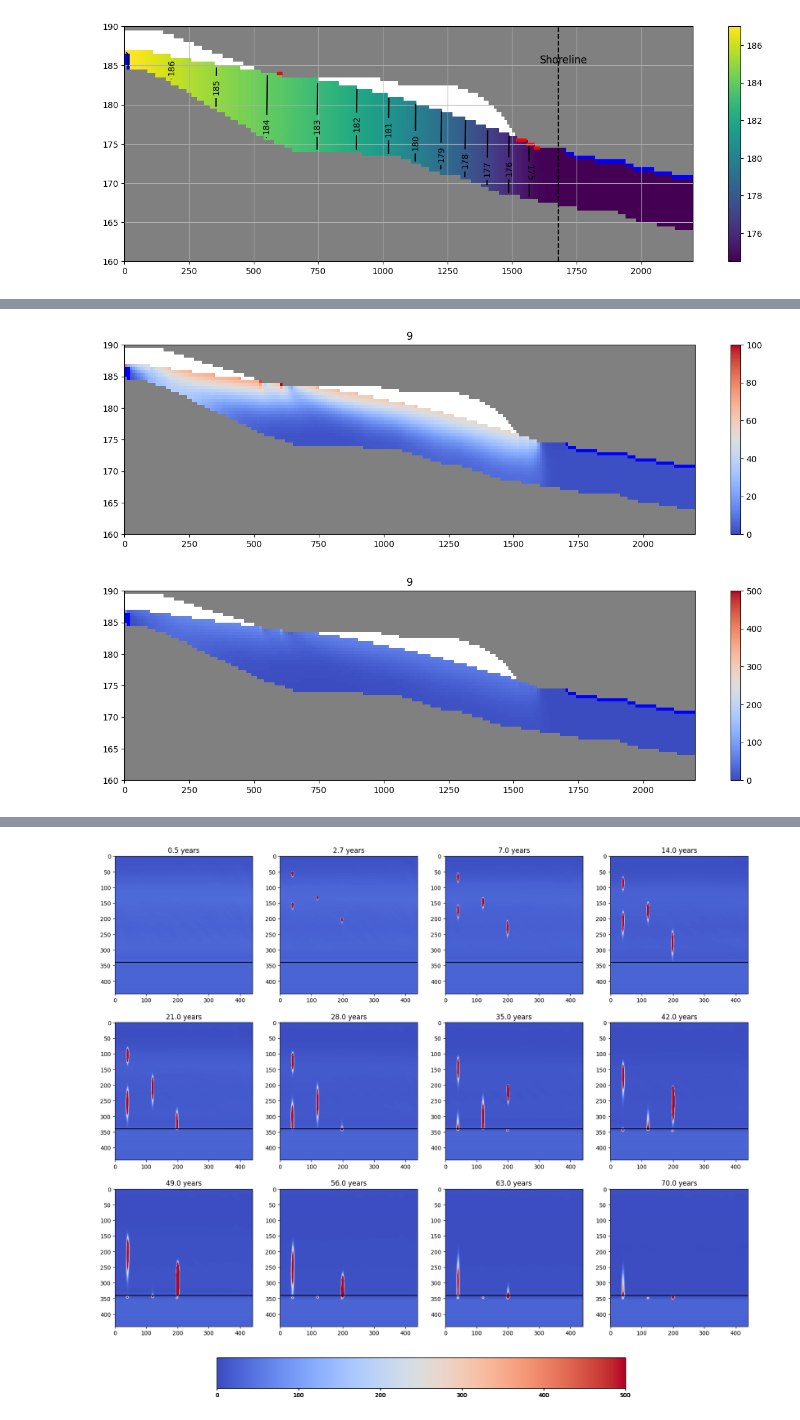
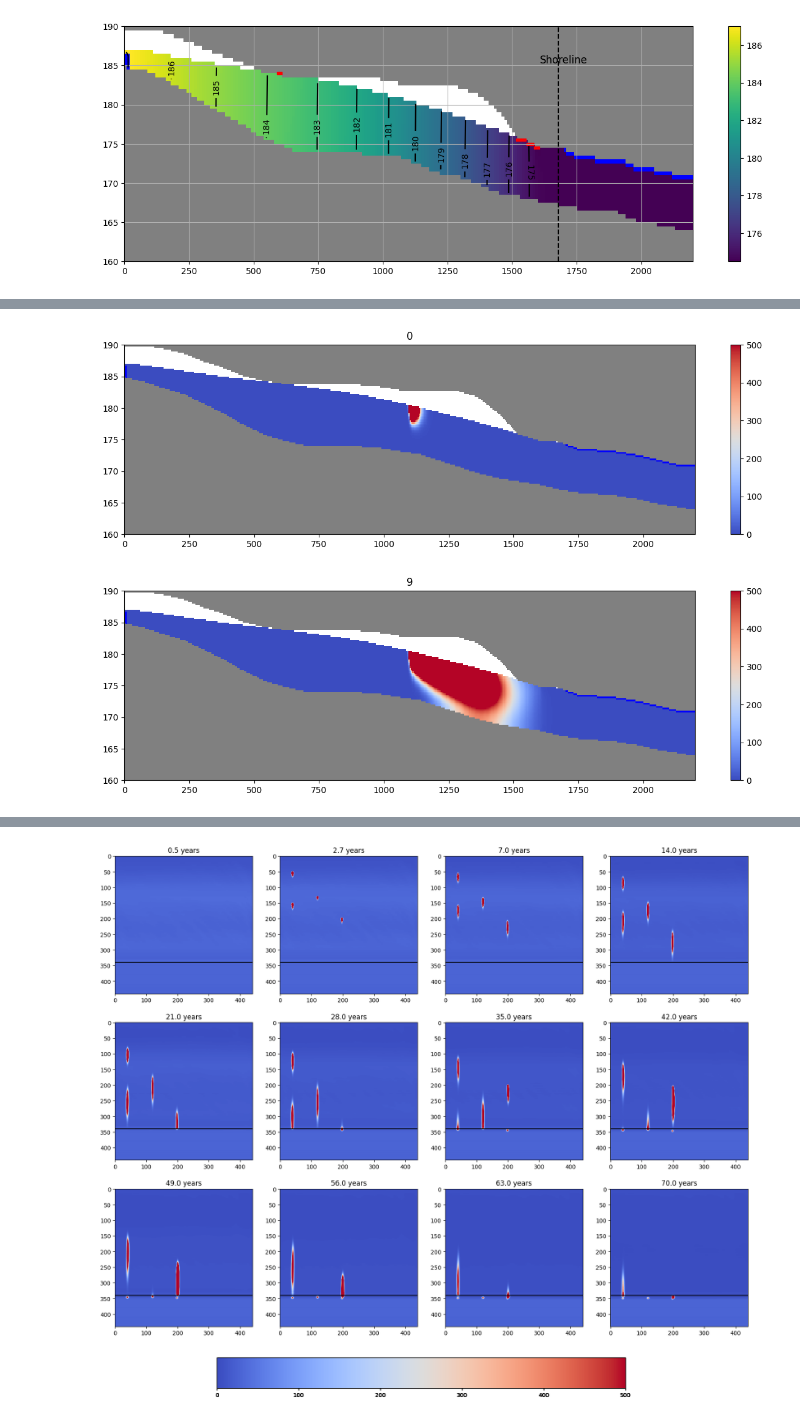
Before and after one commit to Shuyang-Wang/wasaga_model, a Jupyter notebook: wasaga_regional_test/2-wasga_regional_test.ipynb, the cells around one changed output, grey strips where cells are left out. Cells and saved outputs as stored; diff of their text form; code cells hidden in the pictures.

```diff
--- a/wasaga_regional_test/2-wasga_regional_test.ipynb
+++ b/wasaga_regional_test/2-wasga_regional_test.ipynb
@@ -95,9 +95,9 @@ model = flopy.seawat.Seawat(modelname="example_model",
 # DIS
 # %%
 # Define model dimensions
-nlay = int(60*1)
-nrow = int(220*1)
-ncol = int(220*1)
+nlay = int(60*2)
+nrow = int(220*2)
+ncol = int(220*2)
 delr = 2200/nrow  # Cell width along rows (extend 2200 / 220)
 delc = 2200/ncol  # Cell width along columns (extend 2200 / 220)
 
@@ -571,48 +583,69 @@ array([ 6,  6,  6,  7,  7,  8,  8,  9,  9, 10, 10, 10, 11, 11, 11, 12, 12,
+# %%
+
+### read data
+kper = 0
+col = int(ncol)/2
+
+# Read the concentration data from the UCN file
+ucnobj = flopy.utils.binaryfile.UcnFile(model_ws + '/MT3D001.UCN')
+concentration_array = ucnobj.get_data(kstpkper=(0, kper))# (time step, stress period)
+
+# Mask the inactive cells
+mask = ((ibound== 0)|(concentration_array>=1e30))
+masked_conc_data = np.ma.masked_where(mask, concentration_array)
+
+
+
+### plotting# ####################
+
+fig = plt.figure(figsize=(15, 4))
+
+line = {"Column": col}
+
+# Create a PlotCrossSection object for the model
+xsect = flopy.plot.PlotCrossSection(model=model, line=line)
+
+# Plot the concentration results
+cs = xsect.plot_array(masked_conc_data, cmap='coolwarm', vmin=0, vmax=500)
+plt.colorbar(cs)
+ibd = xsect.plot_ibound(color_noflow='grey')
+plt.title(kper)
+plt.show()
+
+##------------------------
+# %% [output]
+[figure, added]
 # %%
 
 ### read data
 kper = 9
+col = int(ncol)/2
 
 # Read the concentration data from the UCN file
 ucnobj = flopy.utils.binaryfile.UcnFile(model_ws + '/MT3D001.UCN')
 concentration_array = ucnobj.get_data(kstpkper=(0, kper))# (time step, stress period)
 
 # Mask the inactive cells
 mask = ((ibound== 0)|(concentration_array>=1e30))
 masked_conc_data = np.ma.masked_where(mask, concentration_array)
 
 
+
 ### plotting# ####################
 
 fig = plt.figure(figsize=(15, 4))
 
-line = {"Column": meter_to_col(0)}
-
-# Create a PlotCrossSection object for the model
-xsect = flopy.plot.PlotCrossSection(model=model, line=line)
-
-# Plot the concentration results
-cs = xsect.plot_array(masked_conc_data, cmap='coolwarm', vmin=0, vmax=100)
-plt.colorbar(cs)
-ibd = xsect.plot_ibound(color_noflow='grey')
-plt.title(kper)
-plt.show()
-
-##------------------------
-
-fig = plt.figure(figsize=(15, 4))
-line = {"Column": meter_to_col(600)}
+line = {"Column": col}
 
 # Create a PlotCrossSection object for the model
 xsect = flopy.plot.PlotCrossSection(model=model, line=line)
 
 # Plot the concentration results
 cs = xsect.plot_array(masked_conc_data, cmap='coolwarm', vmin=0, vmax=500)
 plt.colorbar(cs)
-
 ibd = xsect.plot_ibound(color_noflow='grey')
 plt.title(kper)
 plt.show()
+##------------------------
 # %% [output]
-[figure, old version]
+[figure, new version]
-[figure, removed]
```
Also changed, not shown: parts of 12 cells of this notebook.
